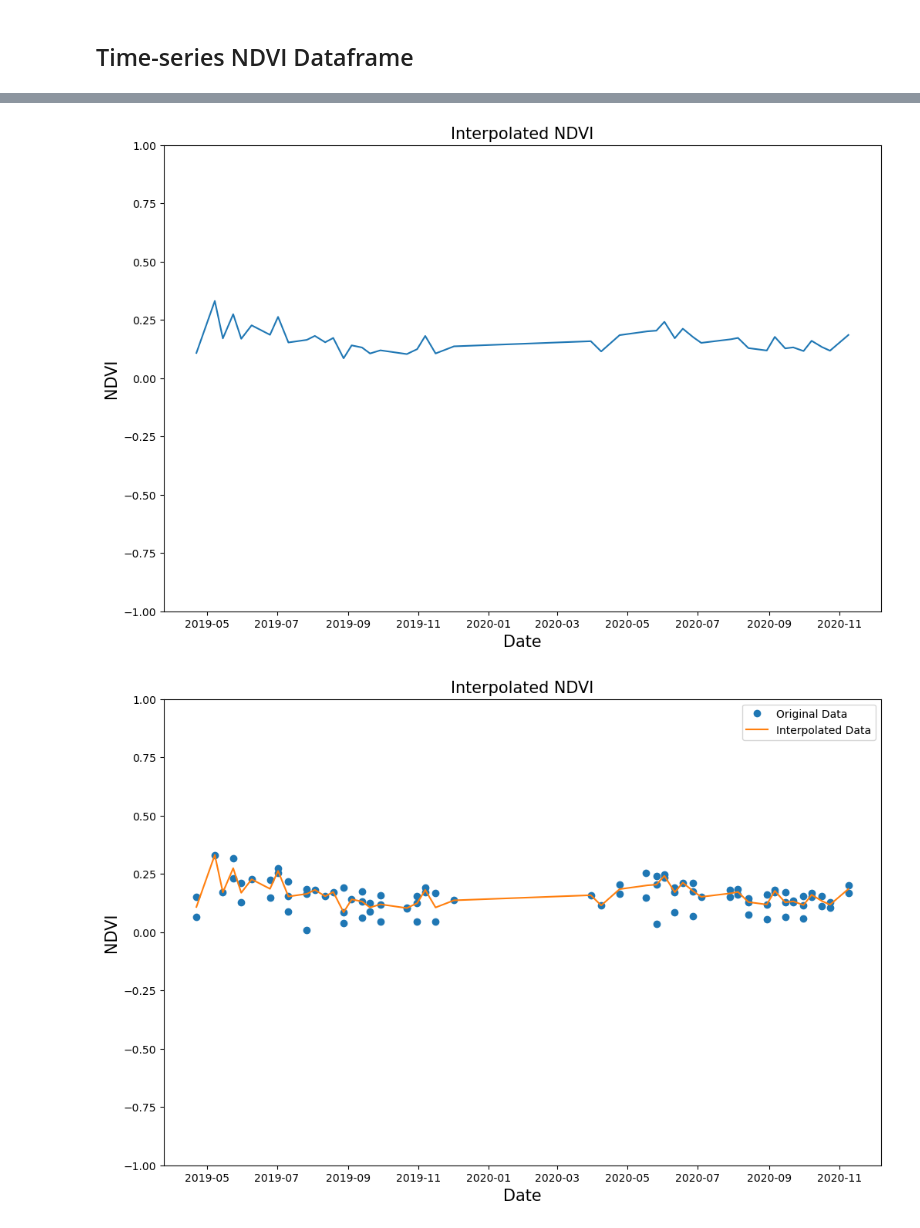
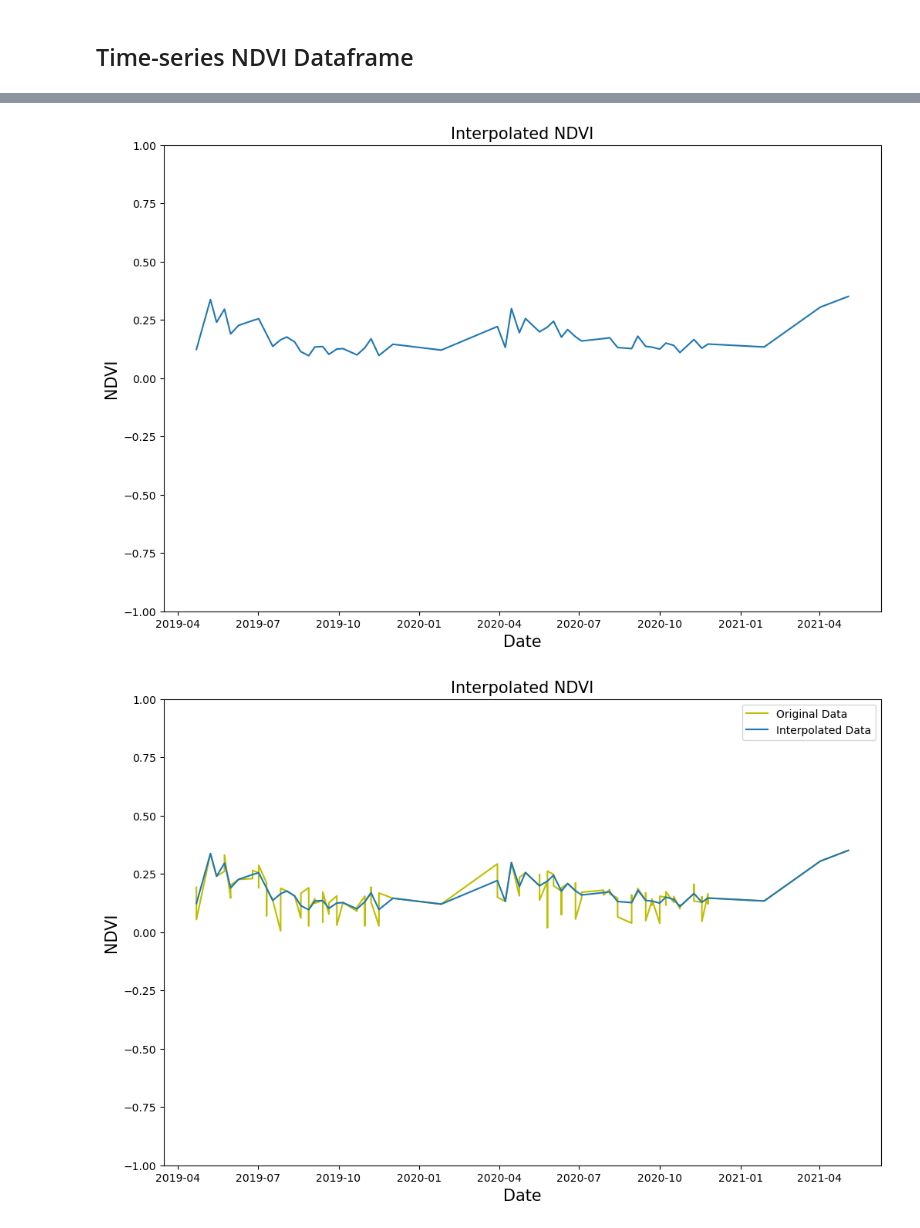
Before and after one commit to https-github-com-Engelbert107/Land_surface_classification_malawi_mozambique, a Jupyter notebook: MalawicodeTS.ipynb, the cells around one changed output, grey strips where cells are left out. Drawn from its saved outputs; the diff is of its cells as text; code cells hidden in the pictures.

```diff
--- a/MalawicodeTS.ipynb
+++ b/MalawicodeTS.ipynb
@@ -49,24 +52,24 @@ geojson_f = {
         "coordinates": [
           [
             [
-              33.4808349609375,
-              -13.565901714121072
+              33.62365722656249,
+              -14.200488387358332
             ],
             [
-              34.21142578125,
-              -13.565901714121072
+              34.2059326171875,
+              -14.200488387358332
             ],
             [
-              34.21142578125,
-              -12.168225677390106
+              34.2059326171875,
+              -12.2165490163053
             ],
             [
-              33.4808349609375,
-              -12.168225677390106
+              33.62365722656249,
+              -12.2165490163053
             ],
             [
-              33.4808349609375,
-              -13.565901714121072
+              33.62365722656249,
+              -14.200488387358332
             ]
           ]
         ]
@@ -79,7 +82,7 @@ geojson_f = {
 # Take 2 years image data starting at 2019
 
 landsat = ee.ImageCollection("LANDSAT/LC08/C01/T1_RT").filter(ee.Filter.lt('CLOUD_COVER', 20)).\
-          filterDate('2019-04-11','2020-11-14')
+          filterDate('2019-04-11','2021-05-14')
 
 
 
@@ -210,16 +217,16 @@ plt.title("Interpolated NDVI", fontsize=15)
 plt.ylim([-1, 1])
 plt.show()
 # %% [output]
-[figure, old version]
+[figure, new version]
 # %%
 plt.figure(figsize=(12,8), dpi=100)
-plt.plot(ndvi_df, 'o')
+plt.plot(ndvi_df, 'y')
 plt.plot(ndvi_df_daily)
 plt.xlabel('Date', fontsize=15)
 plt.ylabel('NDVI', fontsize=15)
 plt.legend(['Original Data', 'Interpolated Data'])
 plt.title("Interpolated NDVI", fontsize=15)
 plt.ylim([-1, 1])
 plt.show()
 # %% [output]
-[figure, old version]
+[figure, new version]
```
Also changed, not shown: parts of 10 cells of this notebook.
